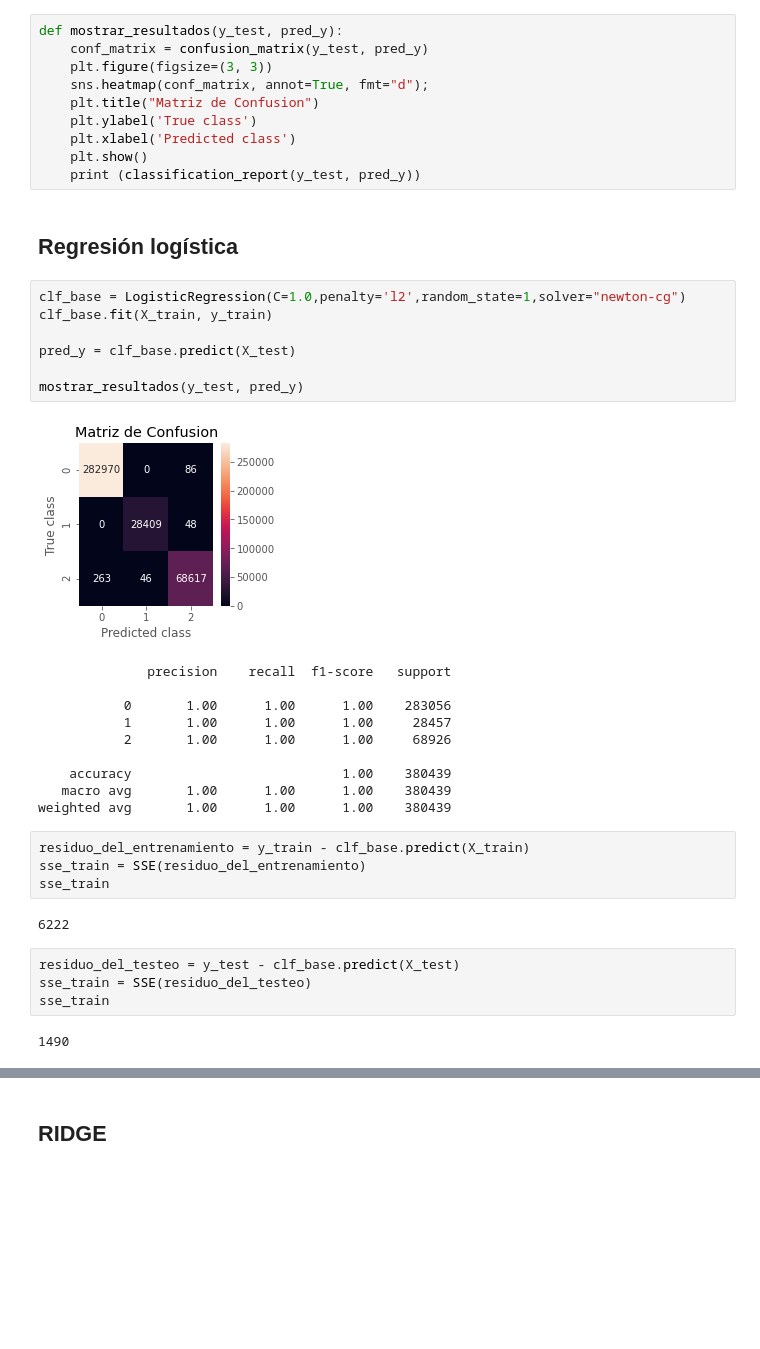
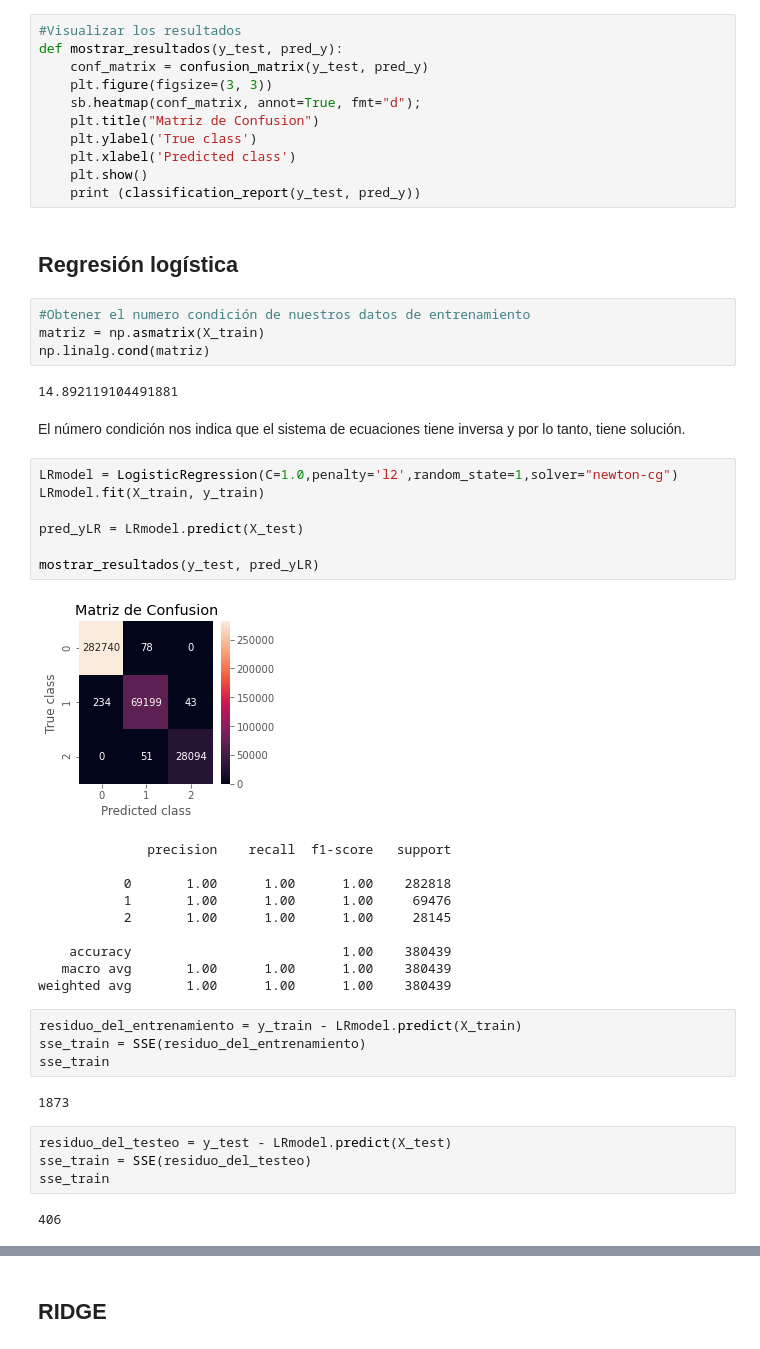
Before and after one commit to cabymetal/proyecto_integrador, a Jupyter notebook: PredicccionToxicidad.ipynb, the cells around one changed output, grey strips where cells are left out. Drawn from its saved outputs; the diff is of its cells as text; blank space fills up the shorter version.

```diff
--- a/PredicccionToxicidad.ipynb
+++ b/PredicccionToxicidad.ipynb
@@ -416,8 +380,9 @@ def plot_residuals_and_coeff(resid_train, resid_test, coeff):
 # %%
+#Visualizar los resultados
 def mostrar_resultados(y_test, pred_y):
     conf_matrix = confusion_matrix(y_test, pred_y)
     plt.figure(figsize=(3, 3))
-    sns.heatmap(conf_matrix, annot=True, fmt="d");
+    sb.heatmap(conf_matrix, annot=True, fmt="d");
     plt.title("Matriz de Confusion")
     plt.ylabel('True class')
     plt.xlabel('Predicted class')
@@ -425,33 +390,41 @@ def mostrar_resultados(y_test, pred_y):
     print (classification_report(y_test, pred_y))
 # %% [markdown]
 ## Regresión logística
+# %%
+#Obtener el numero condición de nuestros datos de entrenamiento
+matriz = np.asmatrix(X_train)
+np.linalg.cond(matriz)
+# %% [output]
+14.892119104491881
+# %% [markdown]
+El número condición nos indica que el sistema de ecuaciones tiene inversa y por lo tanto, tiene solución.
 # %%
-clf_base = LogisticRegression(C=1.0,penalty='l2',random_state=1,solver="newton-cg")
-clf_base.fit(X_train, y_train)
+LRmodel = LogisticRegression(C=1.0,penalty='l2',random_state=1,solver="newton-cg")
+LRmodel.fit(X_train, y_train)
 
-pred_y = clf_base.predict(X_test)
+pred_yLR = LRmodel.predict(X_test)
 
-mostrar_resultados(y_test, pred_y)
+mostrar_resultados(y_test, pred_yLR)
 # %% [output]
-[figure, old version]
+[figure, new version]
               precision    recall  f1-score   support
 
-           0       1.00      1.00      1.00    283056
-           1       1.00      1.00      1.00     28457
-           2       1.00      1.00      1.00     68926
+           0       1.00      1.00      1.00    282818
+           1       1.00      1.00      1.00     69476
+           2       1.00      1.00      1.00     28145
 
     accuracy                           1.00    380439
    macro avg       1.00      1.00      1.00    380439
 weighted avg       1.00      1.00      1.00    380439
 # %%
-residuo_del_entrenamiento = y_train - clf_base.predict(X_train)
+residuo_del_entrenamiento = y_train - LRmodel.predict(X_train)
 sse_train = SSE(residuo_del_entrenamiento)
 sse_train
 # %% [output]
-6222
+1873
 # %%
-residuo_del_testeo = y_test - clf_base.predict(X_test)
+residuo_del_testeo = y_test - LRmodel.predict(X_test)
 sse_train = SSE(residuo_del_testeo)
 sse_train
 # %% [output]
-1490
+406
```
Also changed, not shown: parts of 35 cells of this notebook.
